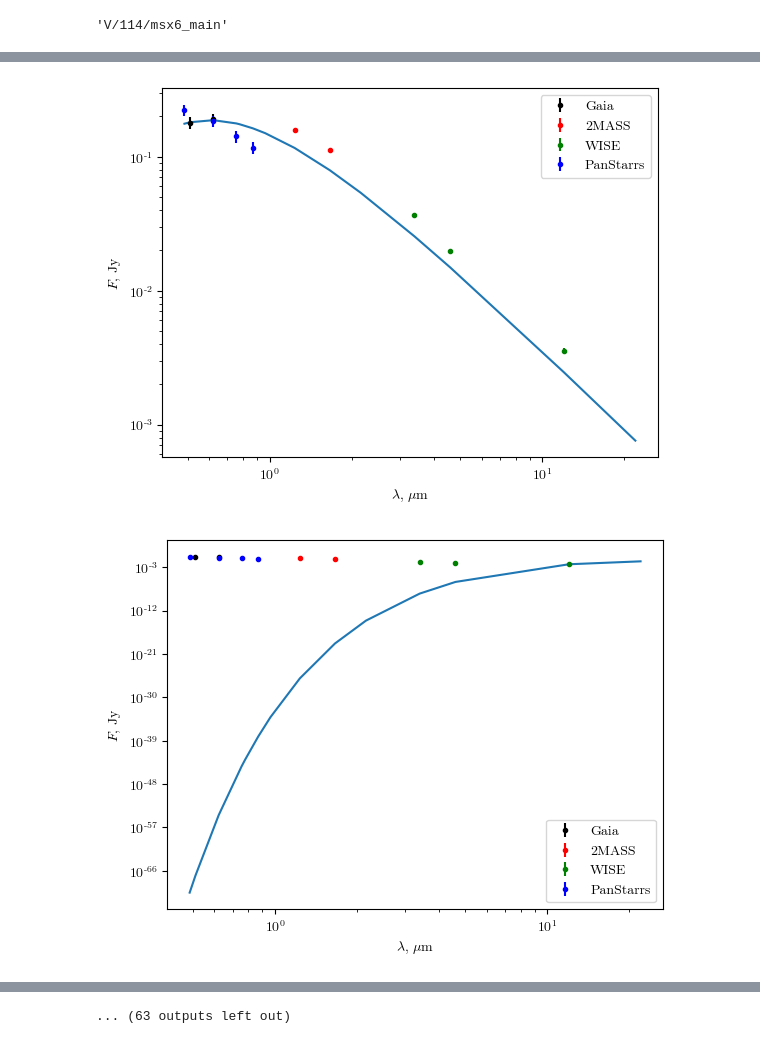
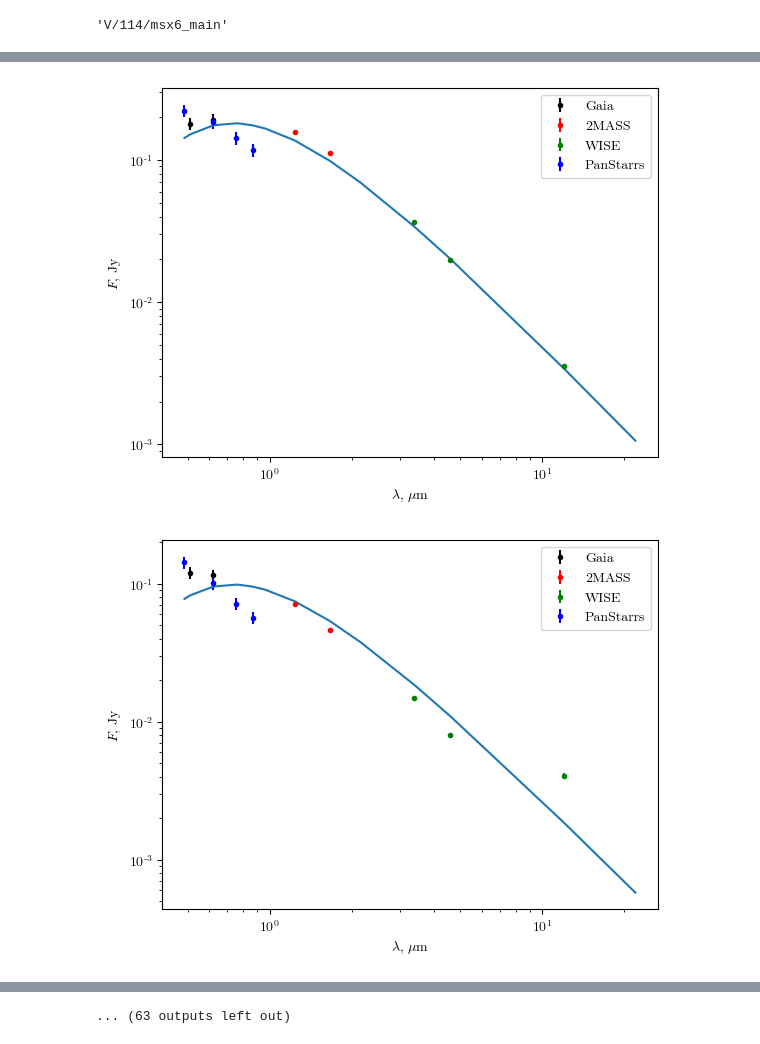
Before and after one commit to AstroTaffer/MEN-681301-OAM, a Jupyter notebook: zwicky1.ipynb, the cells around one changed output, grey strips where cells are left out. Cells and saved outputs as stored; diff of their text form; code cells hidden in the pictures.

```diff
--- a/zwicky1.ipynb
+++ b/zwicky1.ipynb
@@ -206,27 +206,27 @@ def planck(lam, T, omega):
 # %%
 from scipy.optimize import curve_fit
 from scipy.optimize import Bounds
 for io in range(len(fin_tab)):
     fig1, ax1 = plt.subplots(1, 1)
     for isl in range(len(sl)):
         sed = np.array([fin_tab[f'F_{nam}'][io].value for nam in wav_nam[sl[isl][0]:sl[isl][1]]])
         e_sed = np.array([fin_tab[f'eF_{nam}'][io].value for nam in wav_nam[sl[isl][0]:sl[isl][1]]])
         e_sed[e_sed > sed] = 0.1*sed[e_sed > sed]
         ax1.errorbar(wav[sl[isl][0]:sl[isl][1]], sed, yerr=e_sed, fmt='.', c=colors[isl], label=cat_nam[isl])
     sed = np.array([fin_tab[f'F_{nam}'][io].value for nam in wav_nam])
-    popt, pcov = curve_fit(planck, wav.value, sed, p0=(5000, 1e-20), bounds=([100, 1e-40], [10000, 1e-5]))
+    popt, pcov = curve_fit(planck, wav.value, sed, p0=(5000, 1e-20), bounds=([3000, 1e-23], [7000, 1e-18]))
     wav_s = np.sort(wav)
     synth_sed = planck(wav_s.value, *popt)
     ax1.plot(wav_s, synth_sed)
     ax1.set_xscale('log')
     ax1.set_yscale('log')
     ax1.set_xlabel('$\lambda$, $\mu$m')
     ax1.set_ylabel('$F$, Jy')
     ax1.legend()
     fig1.savefig(f'seds/{io:05d}.png', bbox_inches='tight', dpi=300)
     plt.show()
     plt.close(fig=fig1)
 # %% [output]
 [figure]
-[figure, old version]
+[figure, new version]
-[figure, old version]
+[figure, new version]
```
Also changed, not shown: parts of 1 cell of this notebook.
